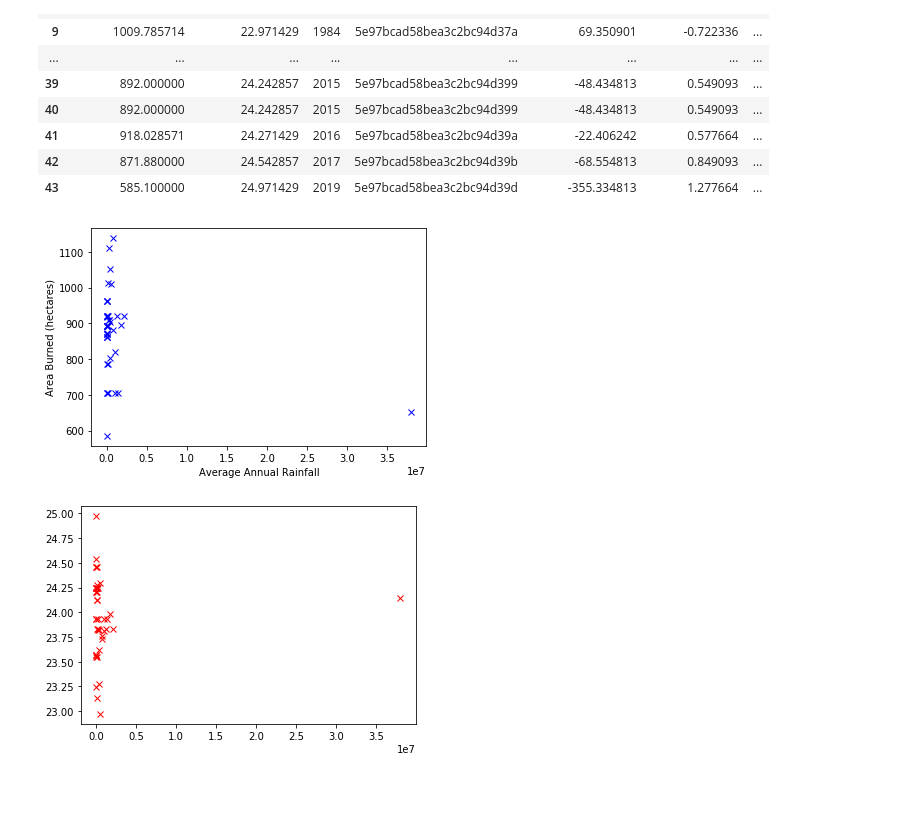
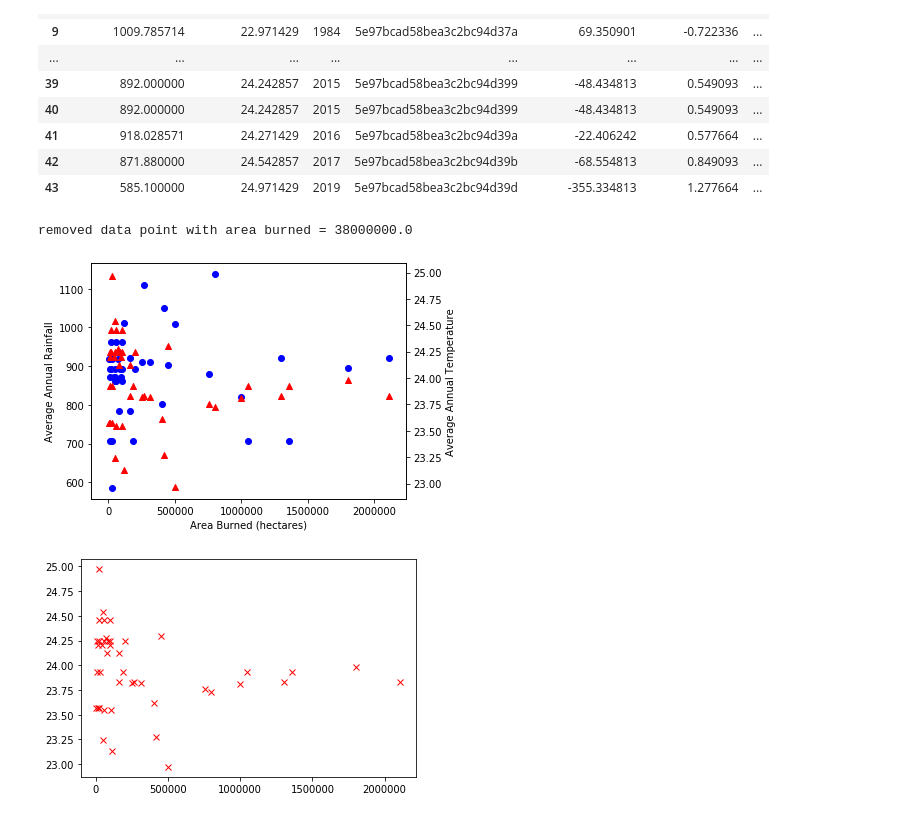
Before and after one commit to philipstubbs13/australia-fire-api-and-dashboard, a Jupyter notebook: aggRainandAreaperYear.ipynb, the cells around one changed output. Drawn from its saved outputs; the diff is of its cells as text; code cells hidden in the pictures; blank space fills up the shorter version.

Commit message:
plotting rainfall and temp vs area burned on one plot

```diff
--- a/aggRainandAreaperYear.ipynb
+++ b/aggRainandAreaperYear.ipynb
@@ -170,21 +170,39 @@ hist_temp_df
 | 41 | 918.028571 | 24.271429 | 2016 | 5e97bcad58bea3c2bc94d39a | -22.406242 | 0.577664 | ... |
 | 42 | 871.880000 | 24.542857 | 2017 | 5e97bcad58bea3c2bc94d39b | -68.554813 | 0.849093 | ... |
 | 43 | 585.100000 | 24.971429 | 2019 | 5e97bcad58bea3c2bc94d39d | -355.334813 | 1.277664 | ... |
+# %%
+# remove outlier
+
+for areaBurned in hist_temp_df["AreaBurned(ha)"]:
+    if areaBurned > 10000000:
+        hist_temp_df = hist_temp_df[hist_temp_df["AreaBurned(ha)"]!=areaBurned]
+        print(f"removed data point with area burned = {areaBurned}")
+# %% [output]
+removed data point with area burned = 38000000.0
 # %%
-# fig, ax = plt.subplot()
 rainfall = hist_temp_df["Avg Annual Rainfall"]
 temp = hist_temp_df["Avg Annual Temp"]
 x = hist_temp_df["AreaBurned(ha)"]
-# fig, ax = plt.subplot()
-plt.plot(x, rainfall, "bx")
-# plt.plot(x, temp, "rx")
-plt.xlabel("Average Annual Rainfall")
-plt.ylabel("Area Burned (hectares)")
+
+fig = plt.figure()
+ax = fig.add_subplot(111)
+plt.xlabel("Area Burned (hectares)")
+
+ax.scatter(x, rainfall, c='b', marker='o')
+plt.ylabel("Average Annual Rainfall")
+
+ax2=ax.twinx()
+
+ax2.scatter(x, temp, c='r', marker='^')
+plt.ylabel("Average Annual Temperature")
+
+plt.tight_layout()
+
 plt.show()
 # %% [output]
-[figure, old version]
+[figure, new version]
 # %%
 plt.plot(x, temp, "rx")
 plt.show()
 # %% [output]
-[figure, old version]
+[figure, new version]
```
